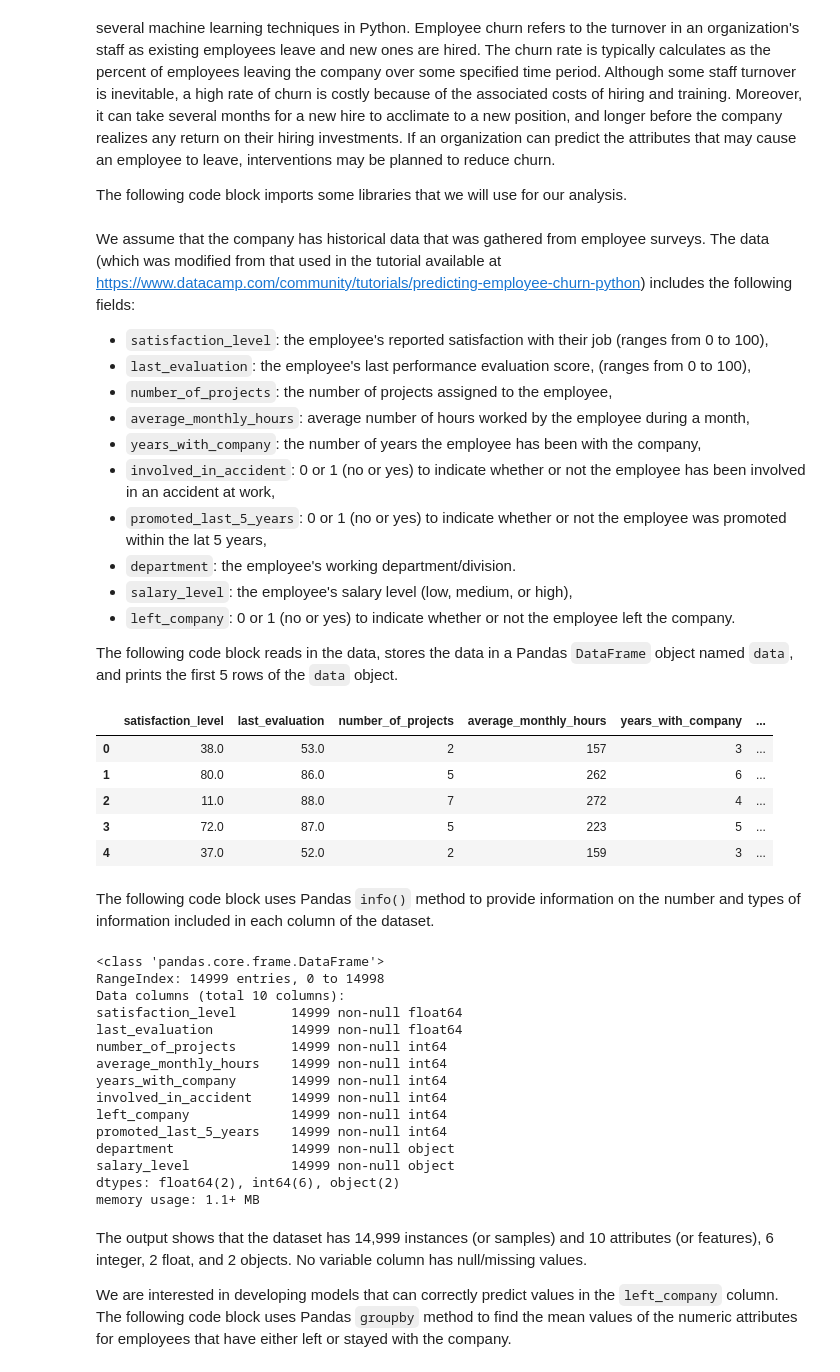
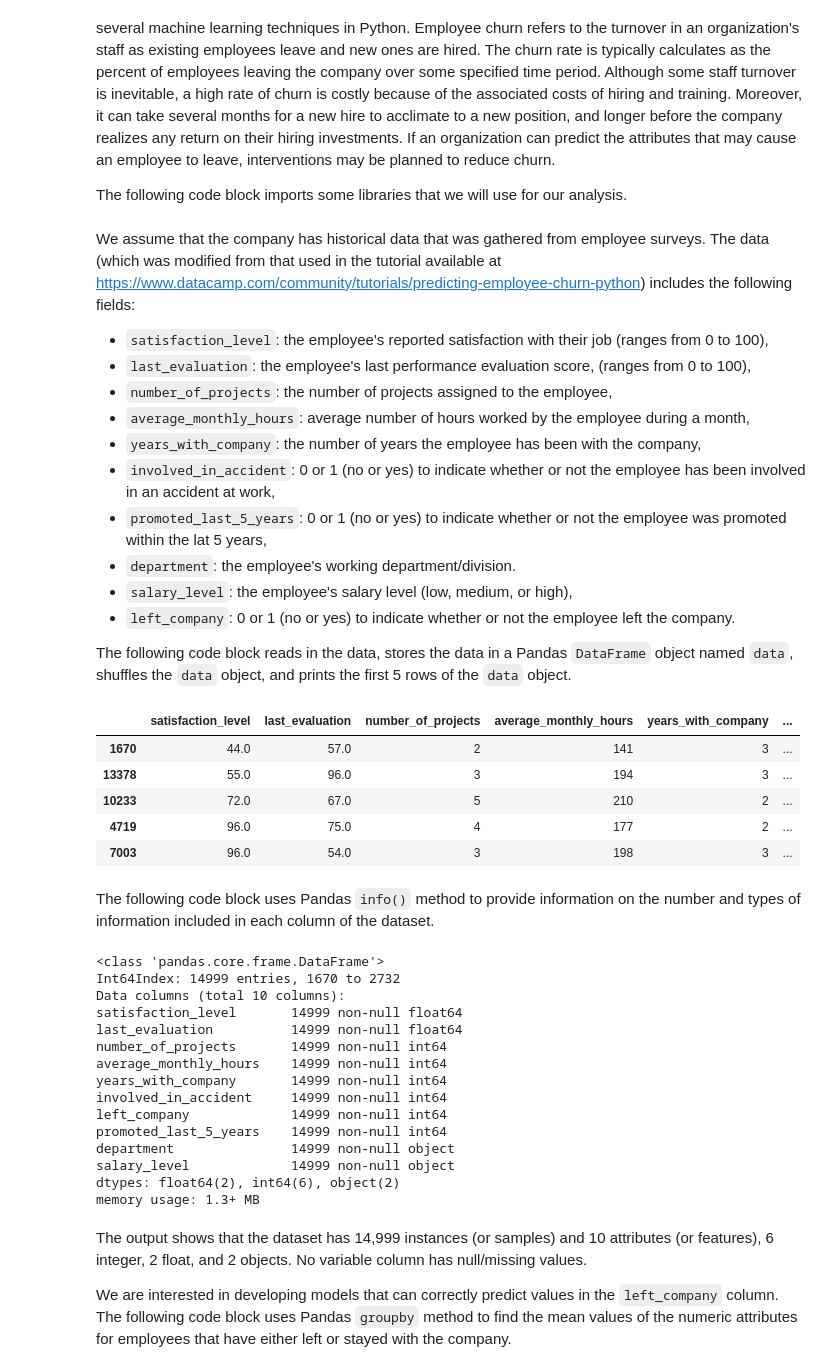
Before and after one commit to nkfreeman/ML_Demonstration, a Jupyter notebook: Churn_Prediction.ipynb, the cells around one changed output. Drawn from its saved outputs; the diff is of its cells as text; code cells hidden in the pictures.

```diff
--- a/Churn_Prediction.ipynb
+++ b/Churn_Prediction.ipynb
@@ -29,24 +32,25 @@ We assume that the company has historical data that was gathered from employee s
 - `salary_level`: the employee's salary level (low, medium, or high),
 - `left_company`: 0 or 1 (no or yes) to indicate whether or not the employee left the company.
 
-The following code block reads in the data, stores the data in a Pandas `DataFrame` object named `data`, and prints the first 5 rows of the `data` object.
+The following code block reads in the data, stores the data in a Pandas `DataFrame` object named `data`, shuffles the `data` object, and prints the first 5 rows of the `data` object.
 # %%
 data = pd.read_csv('data/HR_comma_sep.csv')
+data = data.sample(frac=1, random_state = 0)
 data.head()
 # %% [output]
 |  | satisfaction_level | last_evaluation | number_of_projects | average_monthly_hours | years_with_company | ... |
-| 0 | 38.0 | 53.0 | 2 | 157 | 3 | ... |
-| 1 | 80.0 | 86.0 | 5 | 262 | 6 | ... |
-| 2 | 11.0 | 88.0 | 7 | 272 | 4 | ... |
-| 3 | 72.0 | 87.0 | 5 | 223 | 5 | ... |
-| 4 | 37.0 | 52.0 | 2 | 159 | 3 | ... |
+| 1670 | 44.0 | 57.0 | 2 | 141 | 3 | ... |
+| 13378 | 55.0 | 96.0 | 3 | 194 | 3 | ... |
+| 10233 | 72.0 | 67.0 | 5 | 210 | 2 | ... |
+| 4719 | 96.0 | 75.0 | 4 | 177 | 2 | ... |
+| 7003 | 96.0 | 54.0 | 3 | 198 | 3 | ... |
 # %% [markdown]
 The following code block uses Pandas `info()` method to provide information on the number and types of information included in each column of the dataset.
 # %%
 data.info()
 # %% [output]
 <class 'pandas.core.frame.DataFrame'>
-RangeIndex: 14999 entries, 0 to 14998
+Int64Index: 14999 entries, 1670 to 2732
 Data columns (total 10 columns):
 satisfaction_level       14999 non-null float64
 last_evaluation          14999 non-null float64
@@ -59,7 +63,7 @@ promoted_last_5_years    14999 non-null int64
 department               14999 non-null object
 salary_level             14999 non-null object
 dtypes: float64(2), int64(6), object(2)
-memory usage: 1.1+ MB
+memory usage: 1.3+ MB
 # %% [markdown]
 The output shows that the dataset has 14,999 instances (or samples) and 10 attributes (or features), 6 integer, 2 float, and 2 objects. No variable column has null/missing values.
 
```
Also changed, not shown: parts of 12 cells of this notebook, 1 other file.
